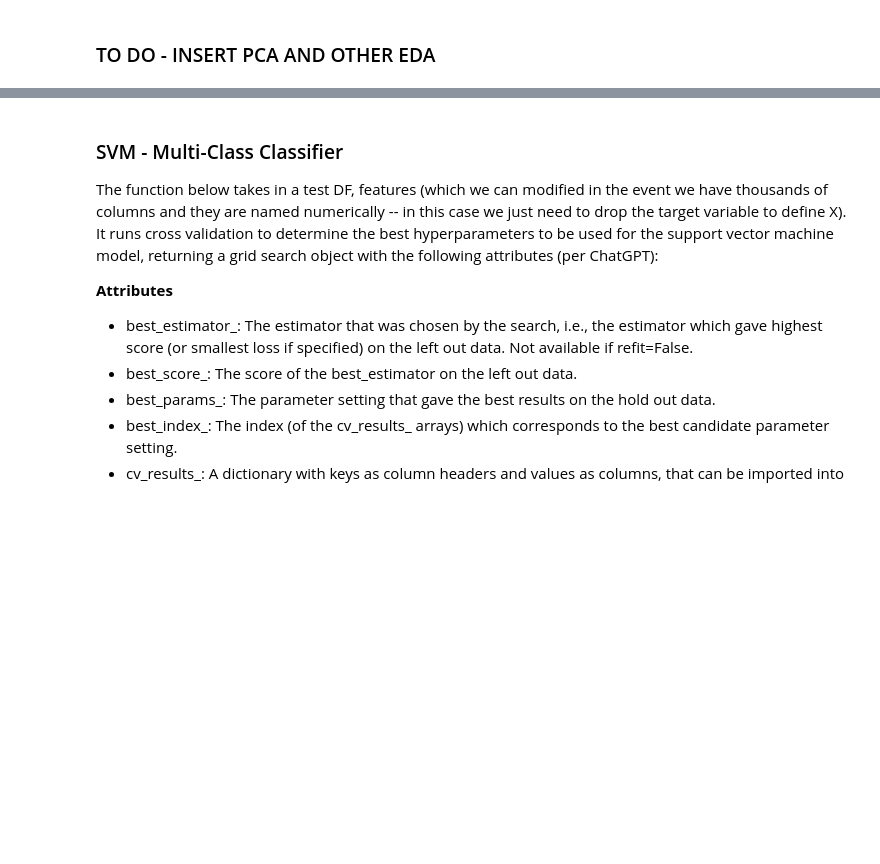
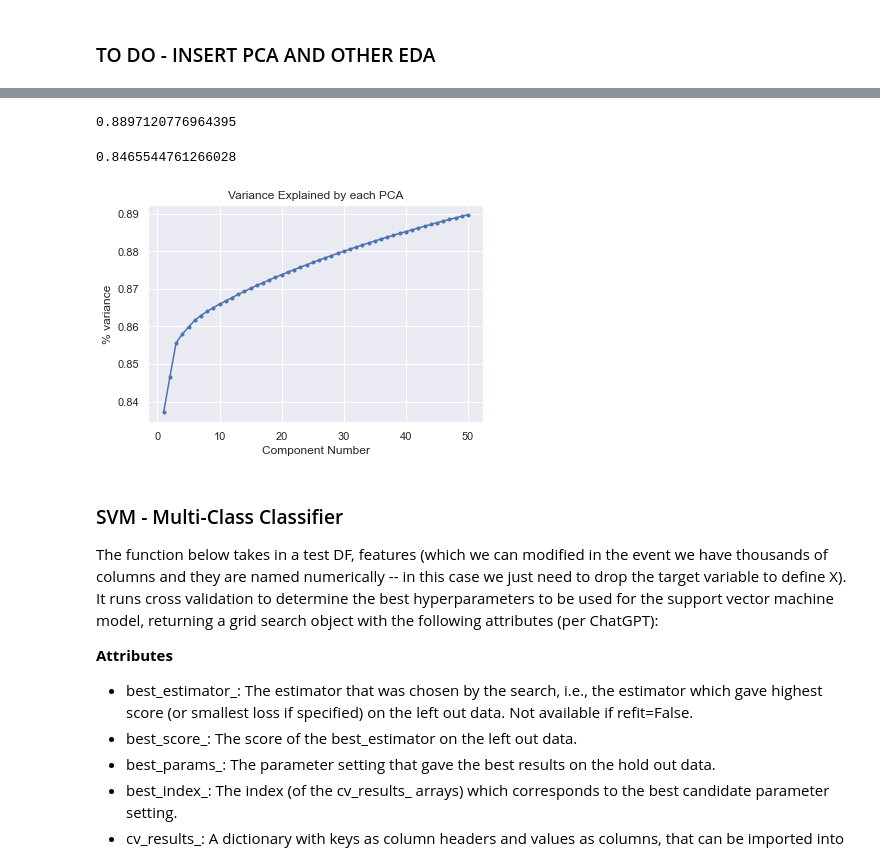
Before and after one commit to elliswmartin/fabric, a Jupyter notebook: pipeline.ipynb, the cells around one changed output, grey strips where cells are left out. Cells and saved outputs as stored; diff of their text form; code cells hidden in the pictures; blank space fills up the shorter version.

```diff
--- a/pipeline.ipynb
+++ b/pipeline.ipynb
@@ -129,6 +385,7 @@ Note - the cell below takes ~25 seconds to run on my mac. It may take a bit long
 # %%
+# PARSE DATA
 folder_path = './Subsamples/train'
-X, Y, unique_ids = parse_data(folder_path)
+X, Y, unique_ids, features_array = parse_data(folder_path)
 
 df = pd.DataFrame(X)
 df['category'] = pd.Categorical(Y)
@@ -147,3 +398,13 @@ df.head()
 With this dataframe, which is in the same format as the data shown in the MNIST D200 homework, it should be easy to set up t-SNE and PCA. HOWEVER - at this point we don't have any true features, as our existing features need to be converted to columns in this dataframe. Below is skeleton code that can be filled out to run and add these features
 # %% [markdown]
 ### TO DO - INSERT PCA AND OTHER EDA
+# %%
+#reorder
+train_df = df
+train_df.columns = train_df.columns.astype(str)
+PIXEL_COLS = train_df.columns.tolist()[:-3] # list of pixel header
+LABEL_COLS = ['label', 'category'] # list of labels header
+
+cols_reorder = LABEL_COLS + PIXEL_COLS
+train_df = train_df[cols_reorder]
+train_df.head()
@@ -149,0 +419,4 @@ With this dataframe, which is in the same format as the data shown in the MNIST
+# %%
+#choose  a sample of the data to see if works:
+# Sample data
+sampled_train_df = train_df.sample(frac=0.2)
@@ -150,3 +439,42 @@ With this dataframe, which is in the same format as the data shown in the MNIST
+# %%
+#PCA (From data 200 code, lecture-26) - This is too heavy to run
+n_comps = 50
+PCA_COLS = [f"pc{i+1}" for i in range(n_comps)]
+pca = PCA(n_components=n_comps)
+pca.fit(sampled_train_df[PIXEL_COLS])
+principal_components = pca.transform(sampled_train_df[PIXEL_COLS])
+# %%
+np.sum(pca.explained_variance_ratio_)
+# %% [output]
+0.8897120776964395
+# %%
+# PC1, PC2 component scores
+np.sum(pca.explained_variance_ratio_[:2])
+# %% [output]
+0.8465544761266028
+# %%
+variances = pca.explained_variance_ratio_
+
+cumulatives = []
+
+for i in range(len(variances)):
+    if i == 0:
+        cumulative = variances[i]  # For the first element, cumulative sum is the variance itself
+    else:
+        cumulative += variances[i]  # Accumulate the current variance to the previous cumulative sum
+    cumulatives.append(cumulative)
+
+cumulatives
+# plot the explained variance (here we have to do it in the opposite side)
+plt.plot(np.arange(n_comps)+1,
+         cumulatives,
+         marker='.');
+plt.ylabel("% variance")
+plt.xlabel("Component Number")
+plt.title("Variance Explained by each PCA")
+plt.show()
+# %% [output]
+[figure, added]
 # %% [markdown]
 ### SVM - Multi-Class Classifier
 
```
Also changed, not shown: parts of 15 cells of this notebook.
